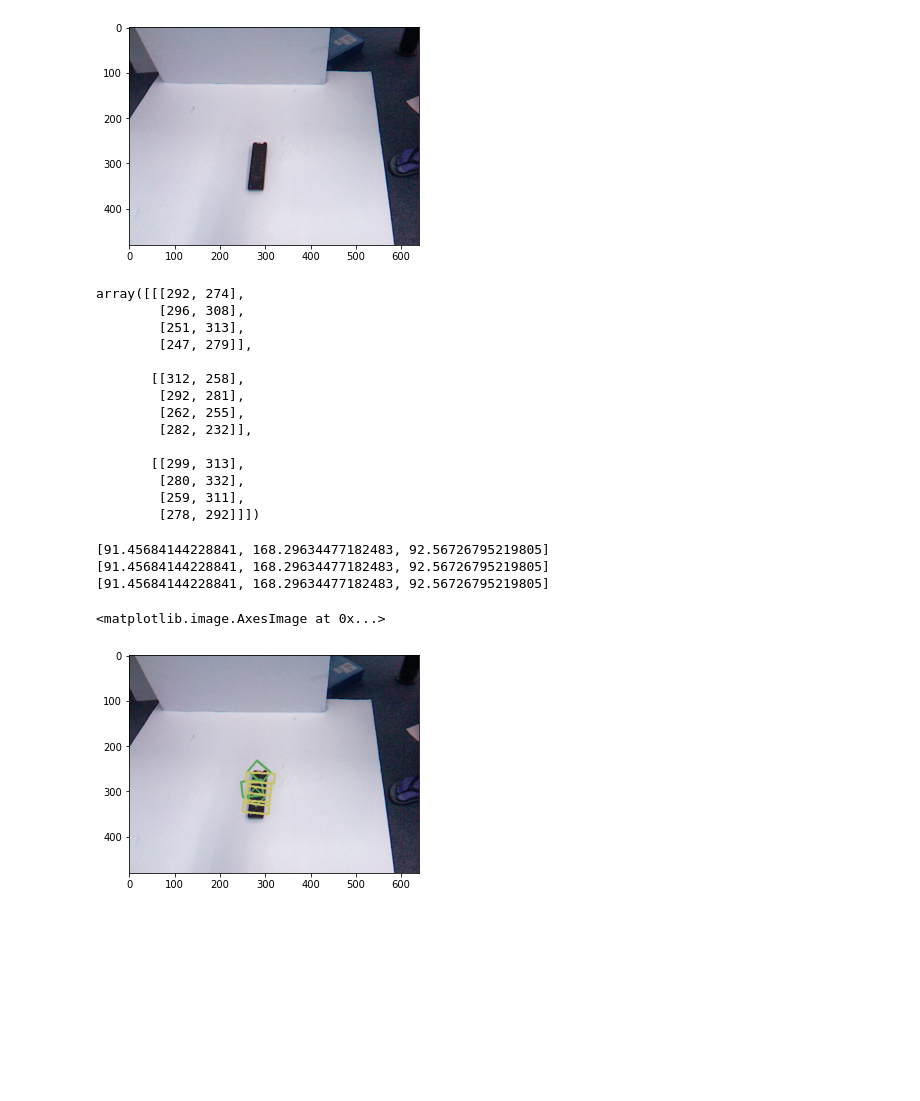
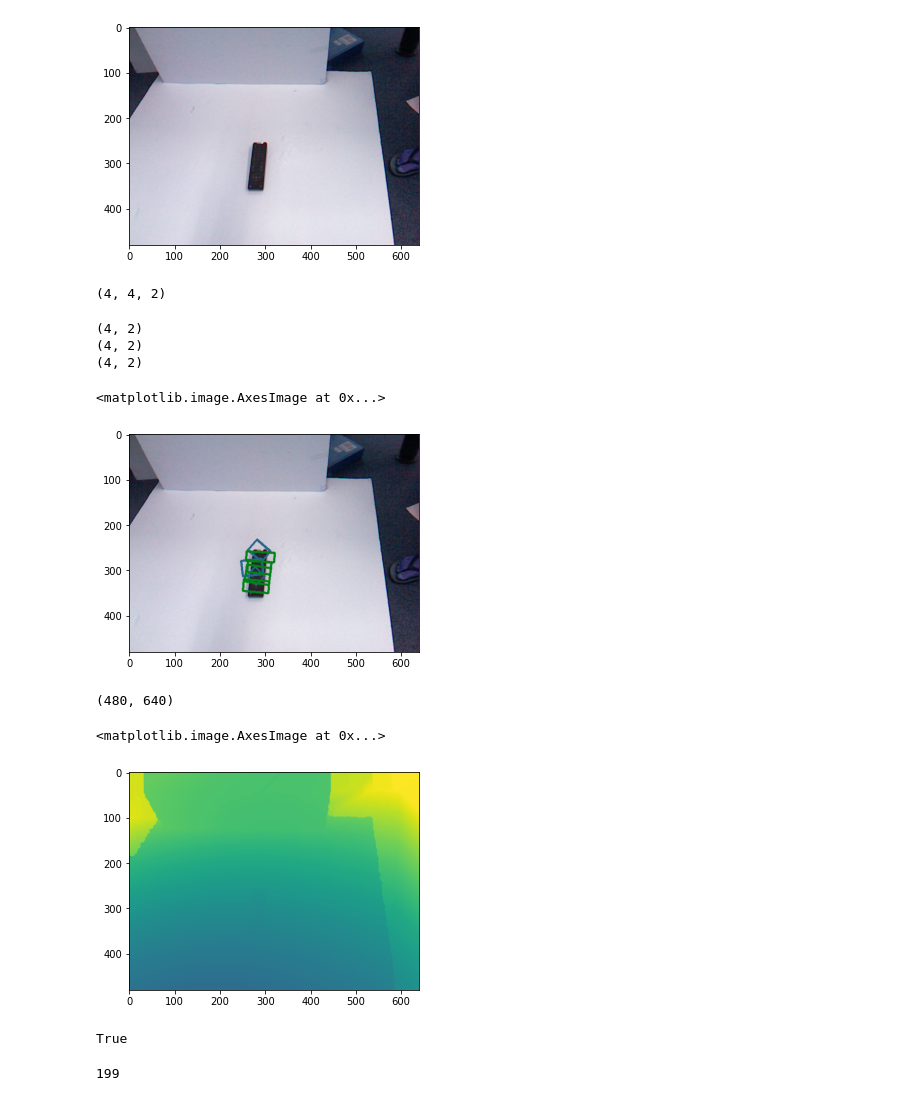
Before and after one commit to vladushked/robotic-grasping, a Jupyter notebook: explore_cornell.ipynb, the cells around one changed output. Cells and saved outputs as stored; diff of their text form; code cells hidden in the pictures; blank space fills up the shorter version.

```diff
--- a/explore_cornell.ipynb
+++ b/explore_cornell.ipynb
@@ -31,28 +32,15 @@ neg_points = np.genfromtxt(negs[0], dtype="float")
 neg_points = neg_points.reshape(neg_points.shape[0] // 4, 4, 2).astype(int)
 pos_points = np.genfromtxt(poss[0], dtype="float")
 pos_points = pos_points.reshape(pos_points.shape[0] // 4, 4, 2).astype(int)
-# %%
-neg_points
-# %% [output]
-array([[[292, 274],
-        [296, 308],
-        [251, 313],
-        [247, 279]],
-
-       [[312, 258],
-        [292, 281],
-        [262, 255],
-        [282, 232]],
-
-       [[299, 313],
-        [280, 332],
-        [259, 311],
-        [278, 292]]])
+# %%
+pos_points.shape
+# %% [output]
+(4, 4, 2)
 # %%
 rgb = cv2.imread(rgbs[0])
 color = list(np.random.random(size=3) * 256)
 for rect in neg_points:
-    print(color)
+    print(rect.shape)
     cv2.drawContours(rgb, [rect], 0, color=color, thickness=4)
 color = list(np.random.random(size=3) * 256)
 for rect in pos_points:
@@ -60,8 +48,28 @@ for rect in pos_points:
 
 imshow(rgb)
 # %% [output]
-[91.45684144228841, 168.29634477182483, 92.56726795219805]
-[91.45684144228841, 168.29634477182483, 92.56726795219805]
-[91.45684144228841, 168.29634477182483, 92.56726795219805]
+(4, 2)
+(4, 2)
+(4, 2)
 <matplotlib.image.AxesImage at 0x...>
-[figure, old version]
+[figure, new version]
+# %%
+im = Image.open(depths[0])
+# im.show()
+imarray = np.array(im)
+imarray.shape
+# %% [output]
+(480, 640)
+# %%
+imshow(imarray)
+# %% [output]
+<matplotlib.image.AxesImage at 0x...>
+[figure, added]
+# %%
+cv2.imwrite("df.tiff", imarray)
+# %% [output]
+True
+# %%
+int(os.path.split(rgbs[-1])[-1].split("pcd")[-1].split("r.png")[0])
+# %% [output]
+199
```
Also changed, not shown: parts of 3 cells of this notebook, 2 other files.
